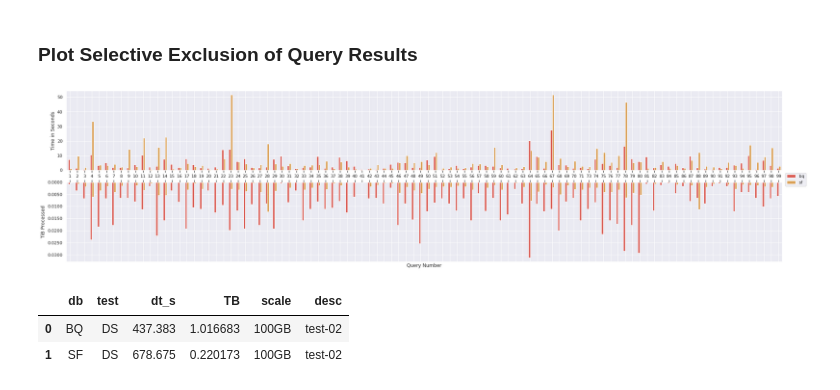
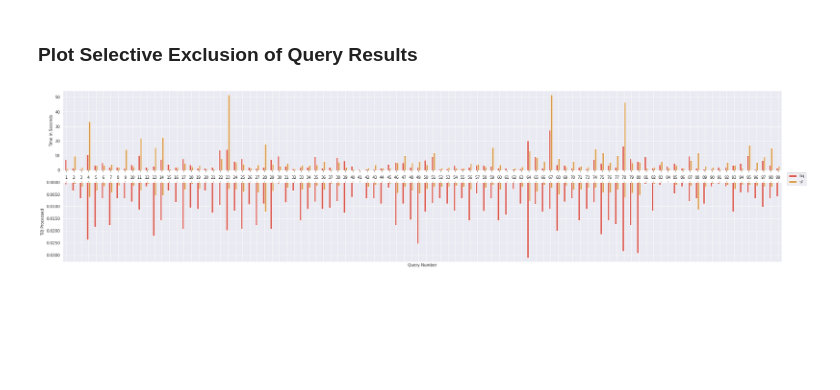
Before and after one commit to davidkhala/tpc_benchmark, a Jupyter notebook: NB_07_summary.ipynb, the cells around one changed output. Saved outputs shown, nothing was run; the diff lists cells and outputs as text; code cells hidden in the pictures; blank space fills up the shorter version.

Commit message:
Standardize plot and summary data file names

```diff
--- a/NB_07_summary.ipynb
+++ b/NB_07_summary.ipynb
@@ -4,8 +4,8 @@
 import pandas as pd
 import matplotlib.pyplot as plt
 
-import seaborn as sns
-sns.set_context("notebook", font_scale=1.0, rc={"lines.linewidth": 1.0})
+#import seaborn as sns
+#sns.set_context("notebook", font_scale=1.0, rc={"lines.linewidth": 1.0})
 
 pd.options.display.max_rows = 999
 pd.options.display.max_columns = 999
@@ -36,7 +36,7 @@ select * from `region-us`.INFORMATION_SCHEMA.JOBS_BY_PROJECT where job_type = 'Q
 # %% [markdown]
 ### Summarize & Merge Results
 # %%
-summary = analysis.Summary(results_dir=results_dir)
+r = analysis.Results(results_dir=results_dir)
 # %%
-summary.load()
+r.load()
 # %%
@@ -77,13 +73,6 @@ summary.plot_total_bytes(df_summary_all, suffix=" - All Queries");
 # %% [markdown]
 ### Plot Selective Exclusion of Query Results
 # %%
-summary_plot = summary.per_query_plot(drop=[72])
+_plot_queries_n72 = r.per_query_plot(drop=[72], suffix="excluding-q72")
 # %% [output]
-[figure, old version]
+[figure, new version]
-# %%
-df_summary_n72 = summary.summarize(drop=[72], summary_suffix="all")
-df_summary_n72
-# %% [output]
-|  | db | test | dt_s | TB | scale | desc |
-| 0 | BQ | DS | 437.383 | 1.016683 | 100GB | test-02 |
-| 1 | SF | DS | 678.675 | 0.220173 | 100GB | test-02 |
```
Also changed, not shown: parts of 17 cells of this notebook, 2 other files.
